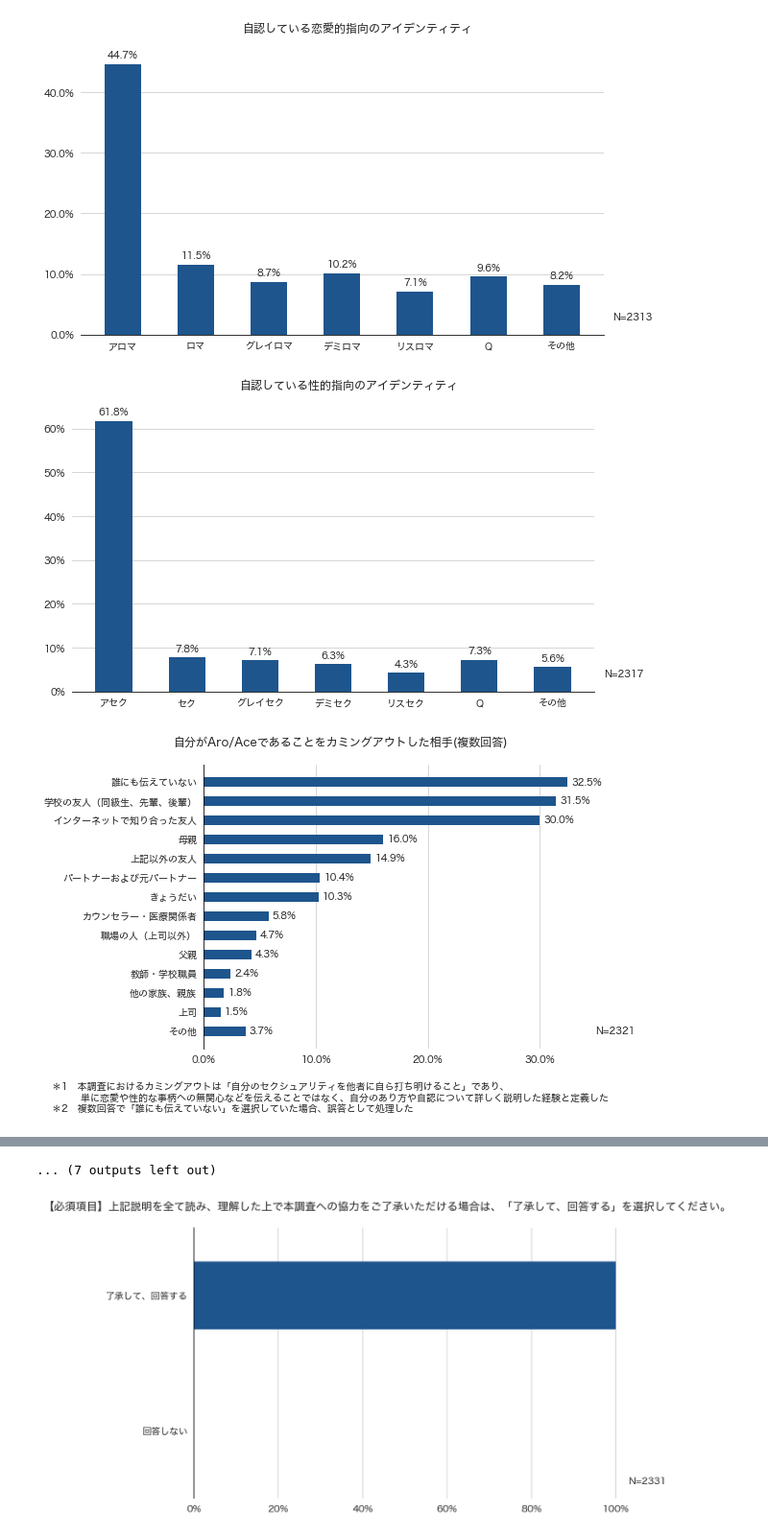
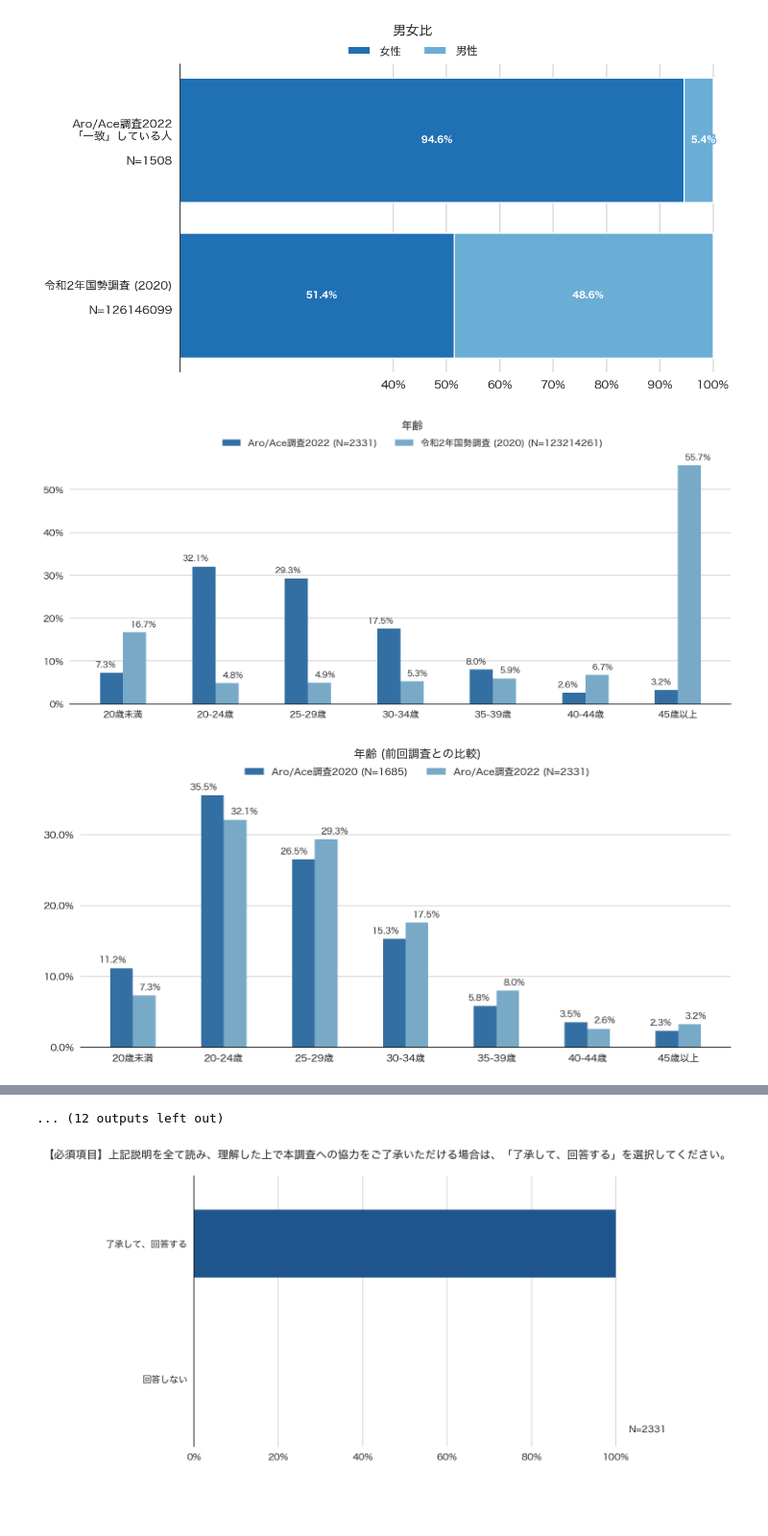
Before and after one commit to ypresto/asloop-survey, a Jupyter notebook: plot.ipynb, the cells around one changed output, grey strips where cells are left out. Shown at 96% size. Saved outputs shown, nothing was run; the diff lists cells and outputs as text; code cells hidden in the pictures; blank space fills up the shorter version.

Commit message:
Checkin plot code

```diff
--- a/plot.ipynb
+++ b/plot.ipynb
@@ -406,45 +494,45 @@ render_bar_labels_for_comparison(grid.figure)
 # %%
 # 描画
+reset_figure_num()
 
 plot_stacked_hbar('M', '出生時の性別と、現在自分が捉えている性別が「一致」しているか')
-# "左：「一致」している人の男女比(Aro/Ace調査)
-# 右：国勢調査の男女比"	N		横積み上げ		国勢調査との比較
-# 年齢	D		縦棒		スライド2枚：①国勢調査との比較、②前年度と比較、
-# 居住地	E		縦棒		国勢調査との比較		日本以外
+render_sex_plot()
+render_age_plot()
+render_residence_plot()
 plot_bar('Y', 'v', '自認している恋愛的指向のアイデンティティ')
 plot_bar('AN', 'v', '自認している性的指向のアイデンティティ')
 # 主な恋愛的指向×性的指向アイデンティティの組み合わせ	Y	AN	表	＊組み合わせの中から任意で抜粋しているため、回答数による降順ではない	IDの組み合わせ、前年度と比較→縦軸にセクシュアリティの組み合わせ、横軸に2020・2022を入れて1枚の大きな表にしてほしいです（右の青い部分を見て）
 
 plot_bar('AZ', 'h', '自分がAro/Aceであることをカミングアウトした相手(複数回答)',
     '＊1　本調査におけるカミングアウトは「自分のセクシュアリティを他者に自ら打ち明けること」であり、\n　　　単に恋愛や性的な事柄への無関心などを伝えることではなく、自分のあり方や自認について詳しく説明した経験と定義した\n＊2　複数回答で「誰にも伝えていない」を選択していた場合、誤答として処理した',
     other_groups=['その他'],
     sort=True)
 
 plot_stacked_hbar_grouped('AF', 'AN', '自分に"性欲"があると思うか×性的指向')
 plot_stacked_hbar_grouped('AE', 'AN', '他の人と性行為をしようと思うことがあるか×性的指向')
 plot_stacked_hbar_grouped('AH', 'AN', '他の人を性的な意味で魅力的だと感じたことがあるか×性的指向')
 
 plot_stacked_hbar_grouped('S', 'Y', '胸が「ドキドキ」する感情を抱くことがあるか×恋愛的指向')
 plot_stacked_hbar_grouped('Q', 'Y', '「付き合いたい」と思うことがあるか×恋愛的指向')
 
 plot_bar('BB', 'h', '過去の恋人人数')
 plot_bar('CX', 'h', 'これまでに性行為をした人数', '＊本調査における性⾏為の例：他の⼈と⼿や⼝で性器などを刺激すること、挿⼊⾏為など')
 
 plot_bar('CH', 'h', '特定の行動に対する嫌悪感(複数回答)', '＊複数回答で「どれにも嫌悪感を覚えない」を選択していた場合、誤答として処理した（嫌悪感に関する質問は以下同様）', ['どれにも嫌悪感を覚えない'])
 
-# 恋愛要素のあることに対する嫌悪感×恋愛的指向	CF	Y	縦棒	＊質問紙には上記以外に「異性間の恋愛作品の鑑賞」、「男性同士の恋愛作品の鑑賞」、「女性同士の恋愛作品の鑑賞」という選択肢があり、「どれにも嫌悪感を覚えない」はそれらを含め覚えないと回答したものである	一部設問のみ表示：「他の人の恋愛話を聞く」、「自分の恋愛話を聞かれる」、「どれにも嫌悪感を覚えない」		どれにも嫌悪感を覚えない
+plot_bar_grouped('CE', 'Y', 'v', '恋愛要素のあることに対する嫌悪感×恋愛的指向', '＊質問紙には上記以外に「異性間の恋愛作品の鑑賞」、「男性同士の恋愛作品の鑑賞」、「女性同士の恋愛作品の鑑賞」という選択肢があり、\n「どれにも嫌悪感を覚えない」はそれらを含め覚えないと回答したものである', filter_answers=['他の人の恋愛話を聞く', '自分の恋愛話を聞かれる', 'どれにも嫌悪感を覚えない'], palette=palette_4)
 plot_bar('BK', 'h', '恋愛関係かつ性的関係のあるパートナー等を望むか')
 plot_bar('BM', 'h', '恋愛関係も性的関係もないパートナー等を望むか')
 plot_bar('CO', 'h', 'Aro/Aceであることで経験したこと（複数回答）', '＊複数回答で「とくになかった」を選択していた場合、「とくになかった」以外の回答を誤答として処理した', other_groups=['その他', 'とくになかった'], sort=True)
 
 plot_stacked_hbar('CC', 'Aro/Aceに関する作品を望むか')
 
 plot_stacked_hbar_grouped('AB', 'Y', '自認（性的指向）をためらったことがあるか×性的指向')
 plot_stacked_hbar_grouped('AP', 'AN', '自認（恋愛的指向）をためらったことがあるか×恋愛的指向')
 
 plot_bar('CQ', 'h', 'Aro/Aceとして生きる中で不安を感じること（複数回答）', '＊複数回答で「とくにない」を選択していた場合、「とくにない」以外の回答を誤答として処理した', other_groups=['その他', 'とくにない'], sort=True)
 # %% [output]
 [figure]
-[figure, old version]
+[figure, new version]
-[figure, old version]
+[figure, new version]
-[figure, old version]
+[figure, new version]
@@ -459,4 +547,4 @@ plot_bar('CQ', 'h', 'Aro/Aceとして生きる中で不安を感じること（
-... (7 outputs left out)
+... (12 outputs left out)
 # %%
 #　単純集計をすべてグラフに起こす
 
```
Also changed, not shown: parts of 9 cells of this notebook.
